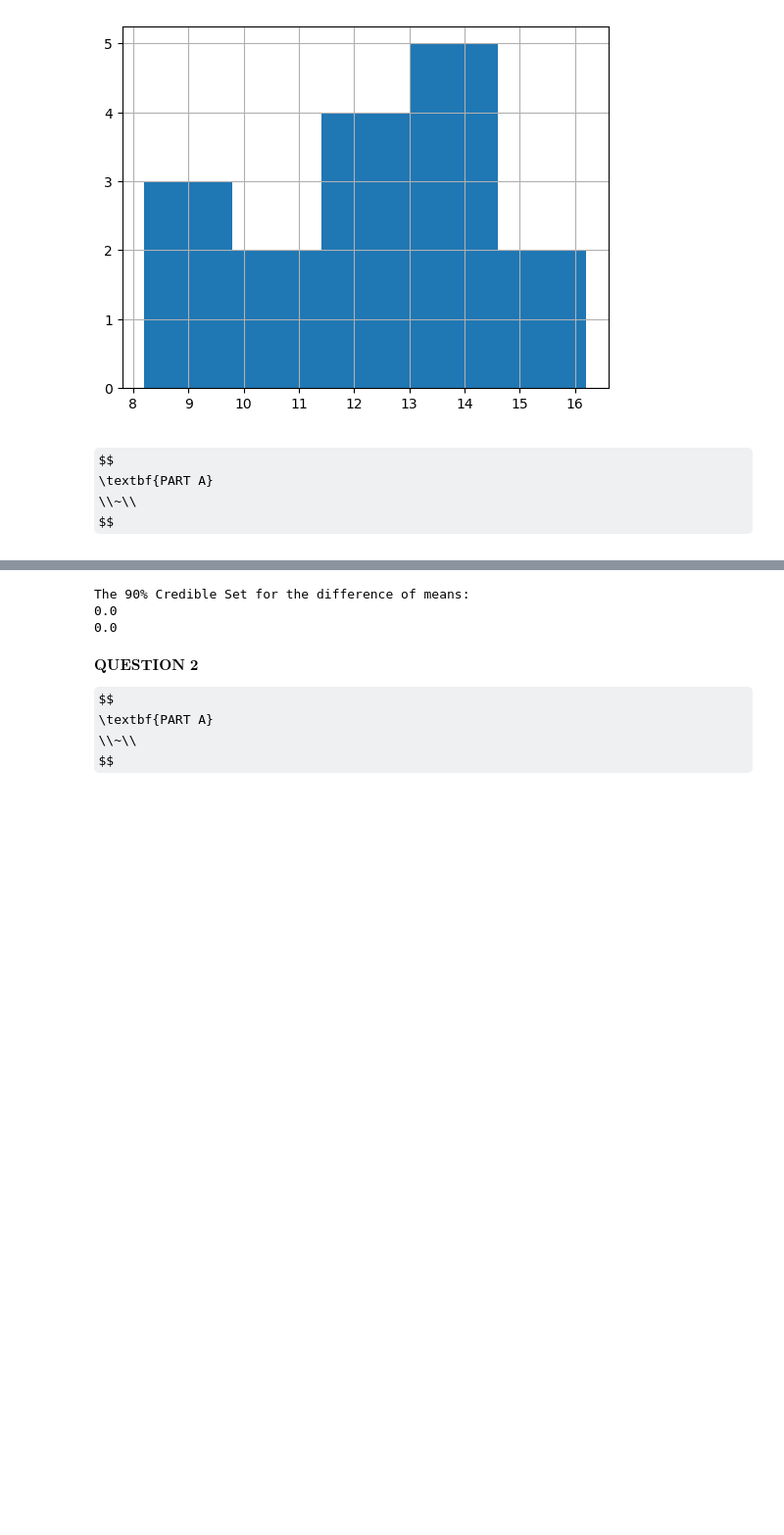
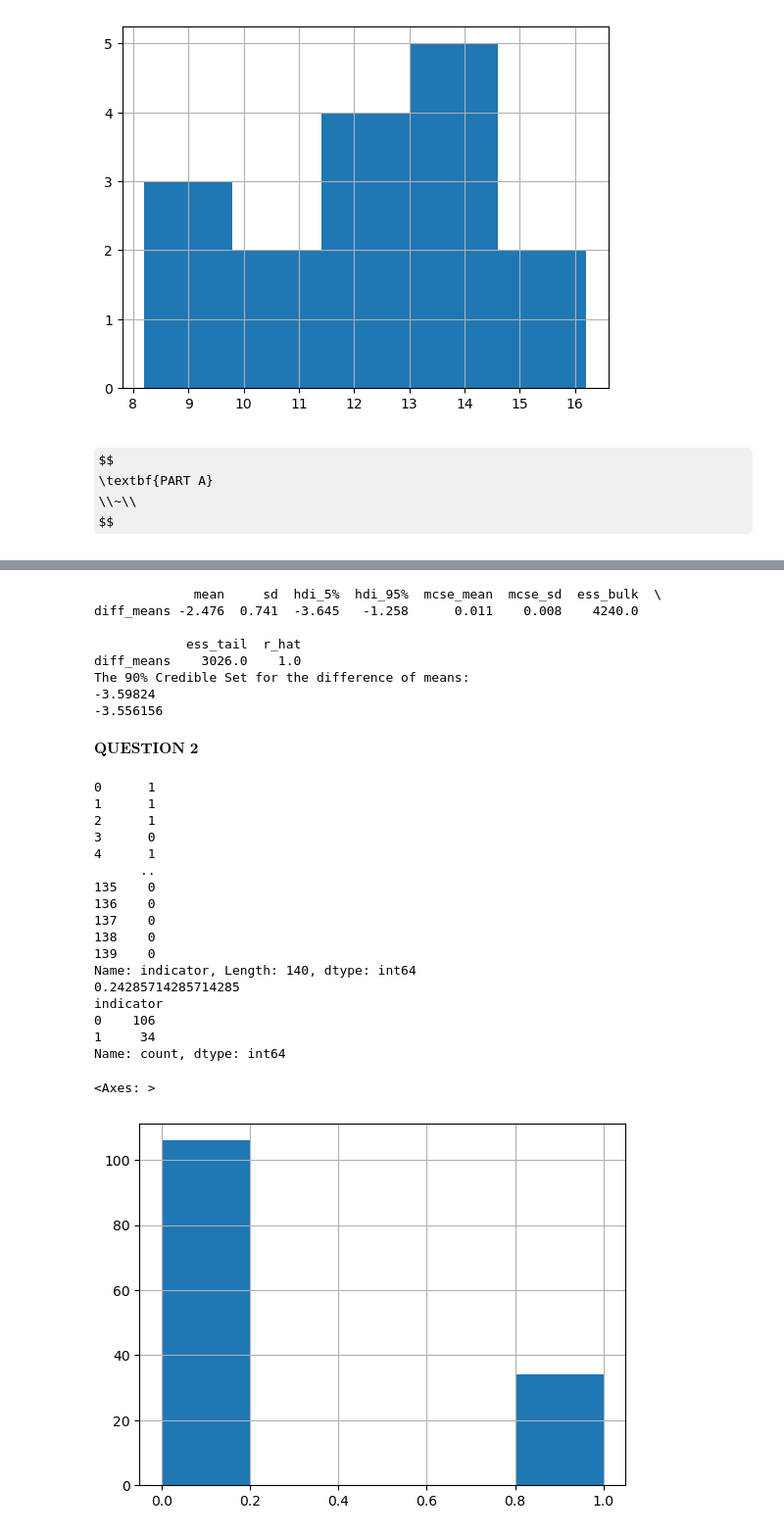
Before and after one commit to GATechMSCS/fall2023, a Jupyter notebook: bayesian_statistics/lectures/week9and10/unit6/homework/code/HW5_Code_ScottSchmidl.ipynb, the cells around one changed output, grey strips where cells are left out. Shown at 98% size. Saved outputs shown, nothing was run; the diff lists cells and outputs as text; code cells hidden in the pictures; some formulas as TeX source; blank space fills up the shorter version.

```diff
--- a/bayesian_statistics/lectures/week9and10/unit6/homework/code/HW5_Code_ScottSchmidl.ipynb
+++ b/bayesian_statistics/lectures/week9and10/unit6/homework/code/HW5_Code_ScottSchmidl.ipynb
@@ -129,15 +135,45 @@ diff_means     811.0   1.02
 lower_eqt = np.percentile(diff_means_trace, 0.5)
 upper_eqt = np.percentile(diff_means_trace, 0.95)
 
+print(diff_means_trace)
 print(f"The 90% Credible Set for the difference of means:\n{lower_eqt}\n{upper_eqt}")
 # %% [output]
+             mean     sd  hdi_5%  hdi_95%  mcse_mean  mcse_sd  ess_bulk  \
+diff_means -2.476  0.741  -3.645   -1.258      0.011    0.008    4240.0
+
+            ess_tail  r_hat
+diff_means    3026.0    1.0
 The 90% Credible Set for the difference of means:
-0.0
-0.0
+-3.59824
+-3.556156
 # %% [markdown]
 $\textbf{QUESTION 2}$
-
-$$
-\textbf{PART A}
-\\~\\
-$$
+# %%
+intraocular_pressure = pd.read_excel('iop2.xlsx', header=None, names=['indicator', 'cornea_thickness'])
+low_iop = intraocular_pressure['indicator']
+corn_thickness = intraocular_pressure['cornea_thickness']
+# %%
+print(low_iop)
+print(low_iop.mean())
+print(low_iop.value_counts())
+low_iop.hist(bins=5)
+# %% [output]
+0      1
+1      1
+2      1
+3      0
+4      1
+      ..
+135    0
+136    0
+137    0
+138    0
+139    0
+Name: indicator, Length: 140, dtype: int64
+0.24285714285714285
+indicator
+0    106
+1     34
+Name: count, dtype: int64
+<Axes: >
+[figure, added]
```
Also changed, not shown: parts of 10 cells of this notebook.
